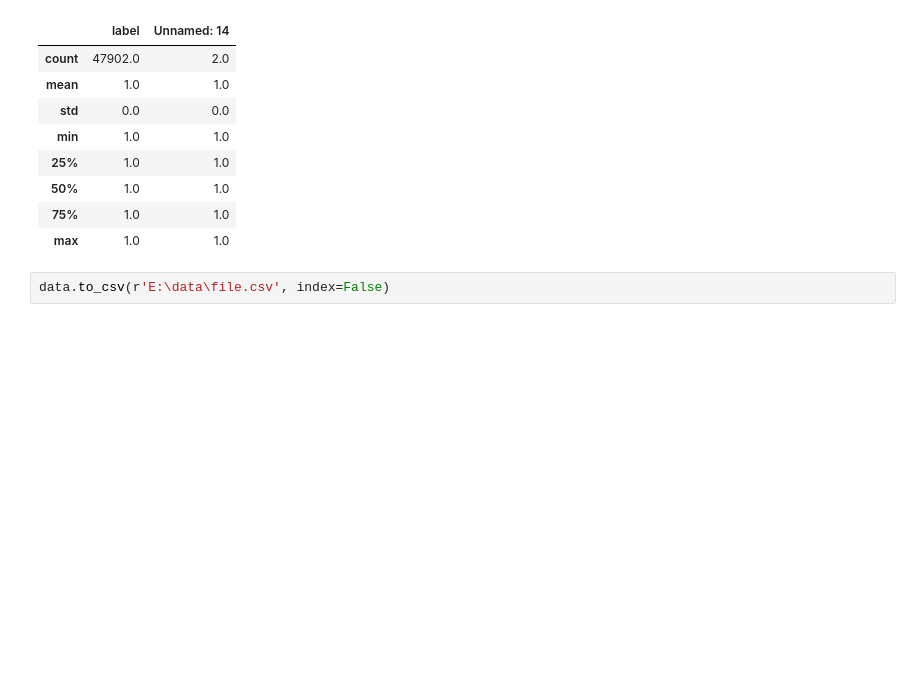
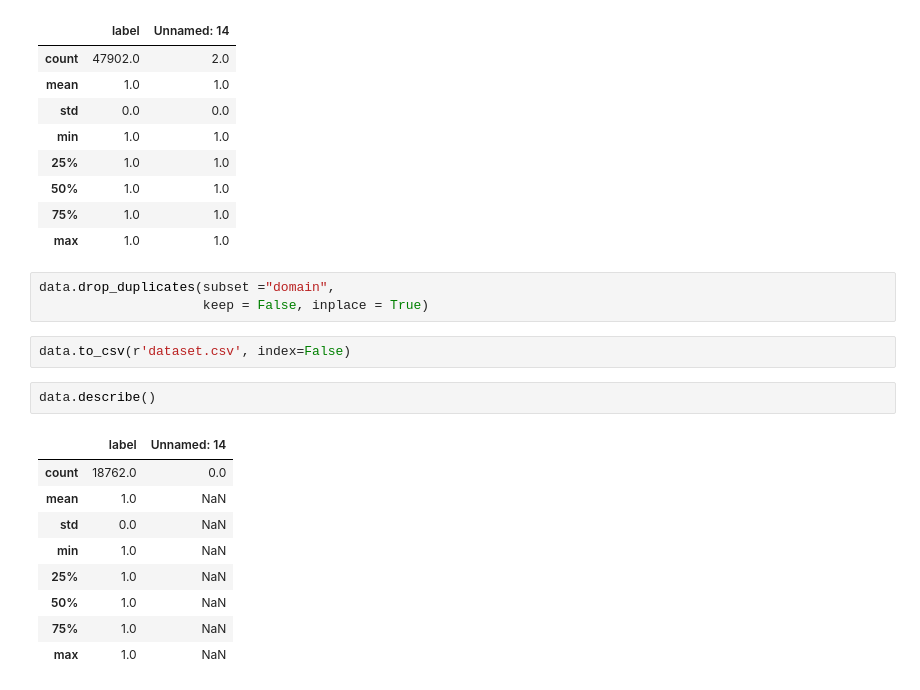
Before and after one commit to rathinnn/Network_Monitoring, a Jupyter notebook: dataset_filtering/dataset.ipynb, the cells around one changed output. Cells and saved outputs as stored; diff of their text form; blank space fills up the shorter version.

Commit message:
updated dataset extraction

```diff
--- a/dataset_filtering/dataset.ipynb
+++ b/dataset_filtering/dataset.ipynb
@@ -106,5 +106,20 @@ data.describe()
 | 50% | 1.0 | 1.0 |
 | 75% | 1.0 | 1.0 |
 | max | 1.0 | 1.0 |
+# %%
+data.drop_duplicates(subset ="domain",
+                     keep = False, inplace = True)
 # %%
-data.to_csv(r'E:\data\file.csv', index=False)
+data.to_csv(r'dataset.csv', index=False)
+# %%
+data.describe()
+# %% [output]
+|  | label | Unnamed: 14 |
+| count | 18762.0 | 0.0 |
+| mean | 1.0 | NaN |
+| std | 0.0 | NaN |
+| min | 1.0 | NaN |
+| 25% | 1.0 | NaN |
+| 50% | 1.0 | NaN |
+| 75% | 1.0 | NaN |
+| max | 1.0 | NaN |
```
